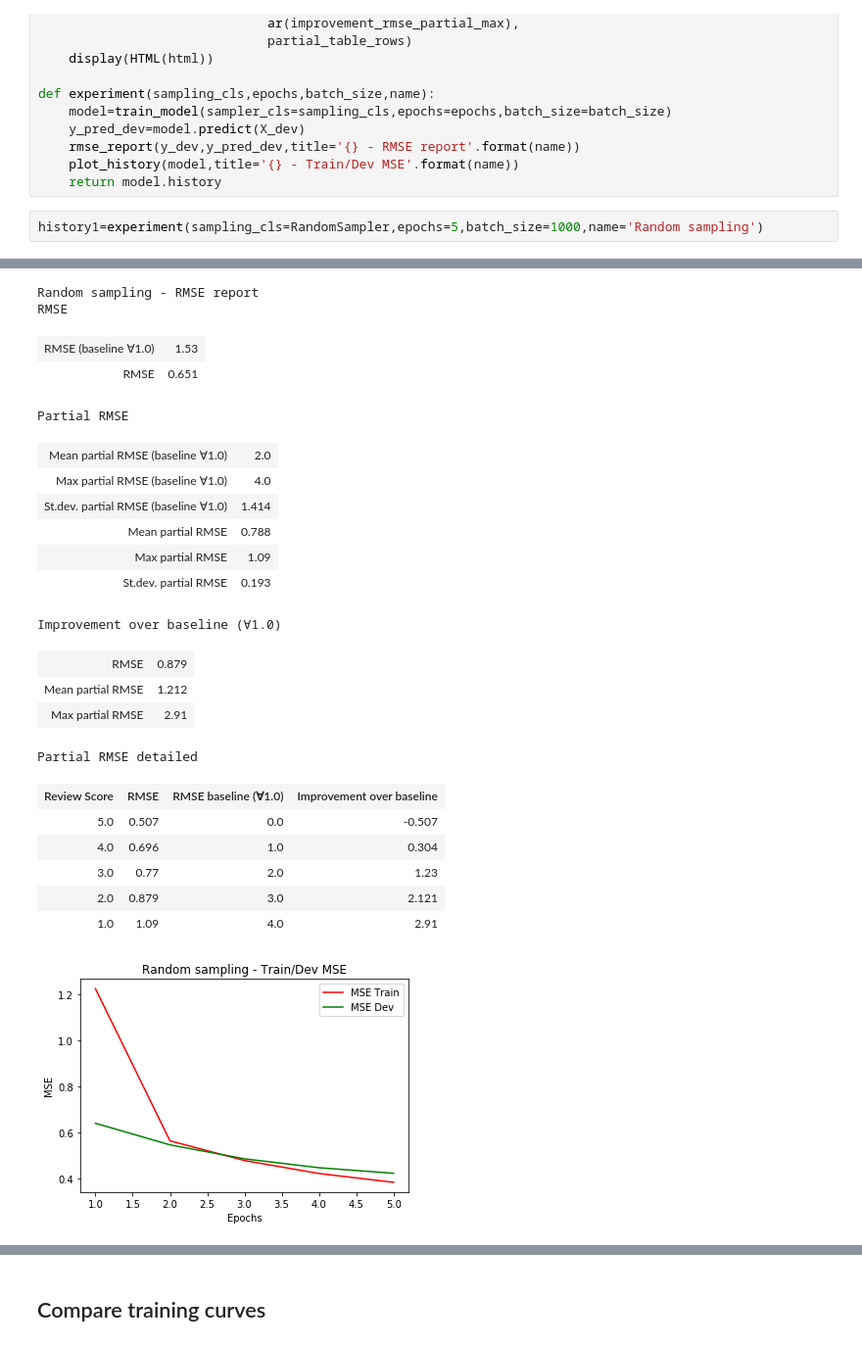
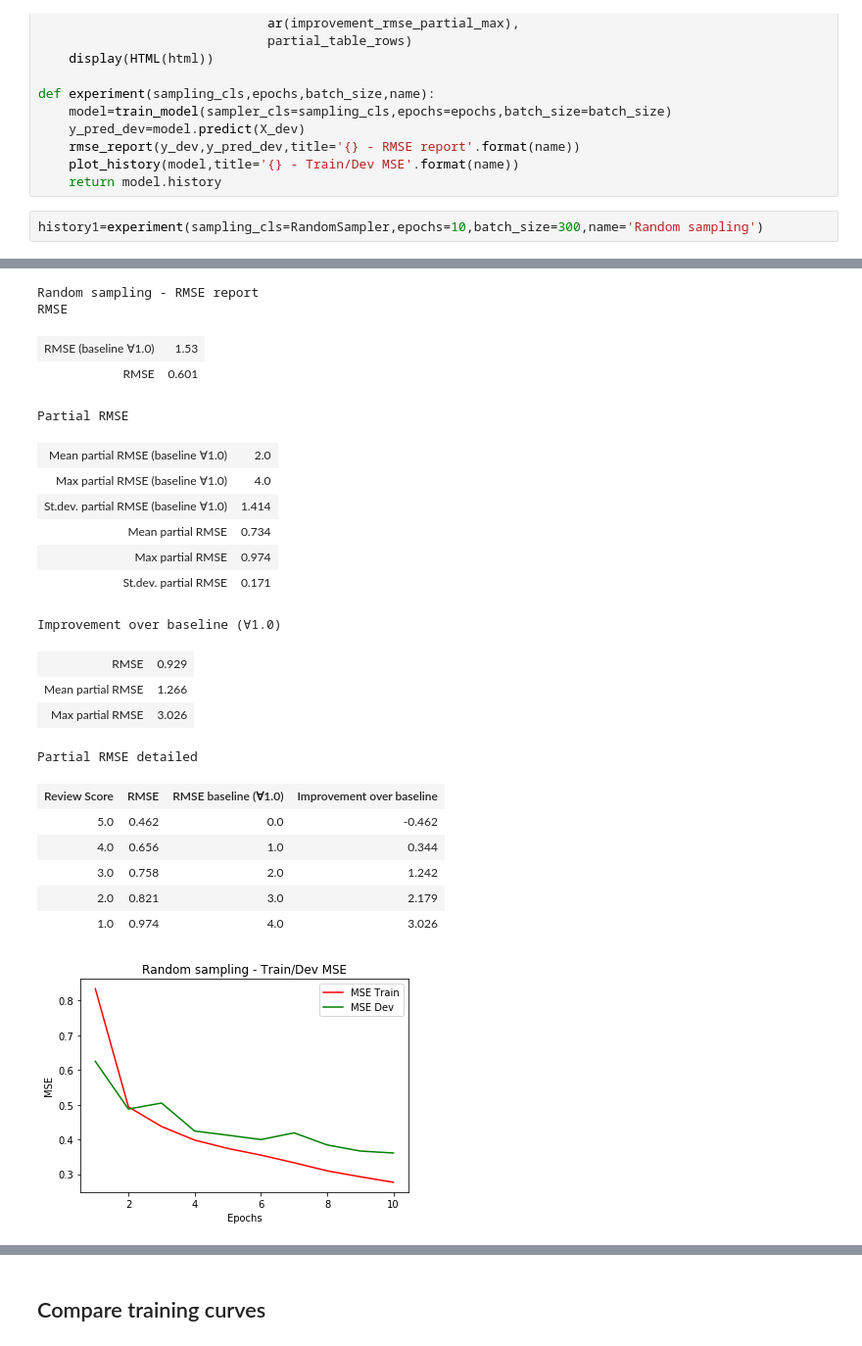
Before and after one commit to matejkvassay/test, a Jupyter notebook: nb/1_text_processing/E1_undersampling.ipynb, the cells around one changed output, grey strips where cells are left out. Shown: that part at 98% size. Saved outputs shown, nothing was run; the diff lists cells and outputs as text.

```diff
--- a/nb/1_text_processing/E1_undersampling.ipynb
+++ b/nb/1_text_processing/E1_undersampling.ipynb
@@ -333,6 +333,6 @@ def experiment(sampling_cls,epochs,batch_size,name):
     plot_history(model,title='{} - Train/Dev MSE'.format(name))
     return model.history
 # %%
-history1=experiment(sampling_cls=RandomSampler,epochs=5,batch_size=1000,name='Random sampling')
+history1=experiment(sampling_cls=RandomSampler,epochs=10,batch_size=300,name='Random sampling')
 # %% [output]
 WARNING: Logging before flag parsing goes to stderr.
@@ -352,24 +362,24 @@ Epoch 5/5
 Random sampling - RMSE report
 RMSE
 | RMSE (baseline ∀1.0) | 1.53 |
-| RMSE | 0.651 |
+| RMSE | 0.601 |
 Partial RMSE
 | Mean partial RMSE (baseline ∀1.0) | 2.0 |
 | Max partial RMSE (baseline ∀1.0) | 4.0 |
 | St.dev. partial RMSE (baseline ∀1.0) | 1.414 |
-| Mean partial RMSE | 0.788 |
-| Max partial RMSE | 1.09 |
-| St.dev. partial RMSE | 0.193 |
+| Mean partial RMSE | 0.734 |
+| Max partial RMSE | 0.974 |
+| St.dev. partial RMSE | 0.171 |
 Improvement over baseline (∀1.0)
-| RMSE | 0.879 |
-| Mean partial RMSE | 1.212 |
-| Max partial RMSE | 2.91 |
+| RMSE | 0.929 |
+| Mean partial RMSE | 1.266 |
+| Max partial RMSE | 3.026 |
 Partial RMSE detailed
 | Review Score | RMSE | RMSE baseline (∀1.0) | Improvement over baseline |
-| 5.0 | 0.507 | 0.0 | -0.507 |
-| 4.0 | 0.696 | 1.0 | 0.304 |
-| 3.0 | 0.77 | 2.0 | 1.23 |
-| 2.0 | 0.879 | 3.0 | 2.121 |
-| 1.0 | 1.09 | 4.0 | 2.91 |
+| 5.0 | 0.462 | 0.0 | -0.462 |
+| 4.0 | 0.656 | 1.0 | 0.344 |
+| 3.0 | 0.758 | 2.0 | 1.242 |
+| 2.0 | 0.821 | 3.0 | 2.179 |
+| 1.0 | 0.974 | 4.0 | 3.026 |
-[figure, old version]
+[figure, new version]
 # %%
```
Also changed, not shown: parts of 6 cells of this notebook.
